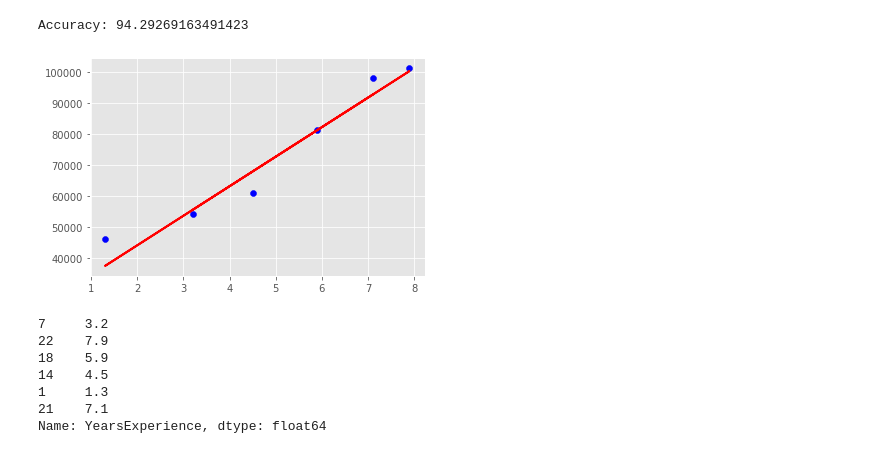
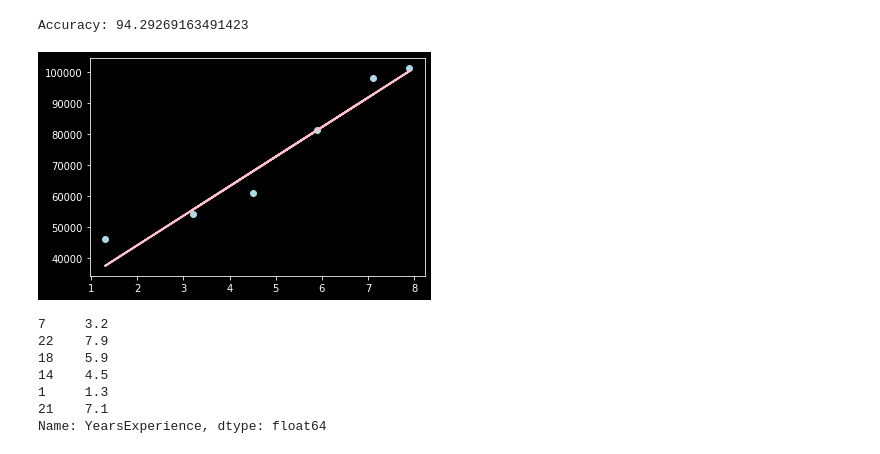
Before and after one commit to algonacci/IndonesiaAI_DeepLearning, a Jupyter notebook: Pertemuan-1/1-Linear.ipynb, the cells around one changed output. Saved outputs shown, nothing was run; the diff lists cells and outputs as text; code cells hidden in the pictures.

```diff
--- a/Pertemuan-1/1-Linear.ipynb
+++ b/Pertemuan-1/1-Linear.ipynb
@@ -4,7 +4,7 @@
 import pandas as pd
 import matplotlib.pyplot as plt
 
-plt.style.use('ggplot')
+plt.style.use('dark_background')
 # %% [markdown]
 ### Load Datasets
 # %%
@@ -94,11 +94,11 @@ Accuracy: 94.29269163491423
 # %%
 salary_pred = lr_model.predict(test_feature)
 # %%
-plt.scatter(test_data['YearsExperience'], test_data['Salary'], color='blue')
-plt.plot(test_data['YearsExperience'], salary_pred, color='red', linewidth=2)
+plt.scatter(test_data['YearsExperience'], test_data['Salary'], color='lightblue')
+plt.plot(test_data['YearsExperience'], salary_pred, color='pink', linewidth=2)
 plt.show()
 # %% [output]
-[figure, old version]
+[figure, new version]
 # %%
 test_feature['YearsExperience']
 # %% [output]
```
Also changed, not shown: parts of 1 cell of this notebook, 1 other file.
